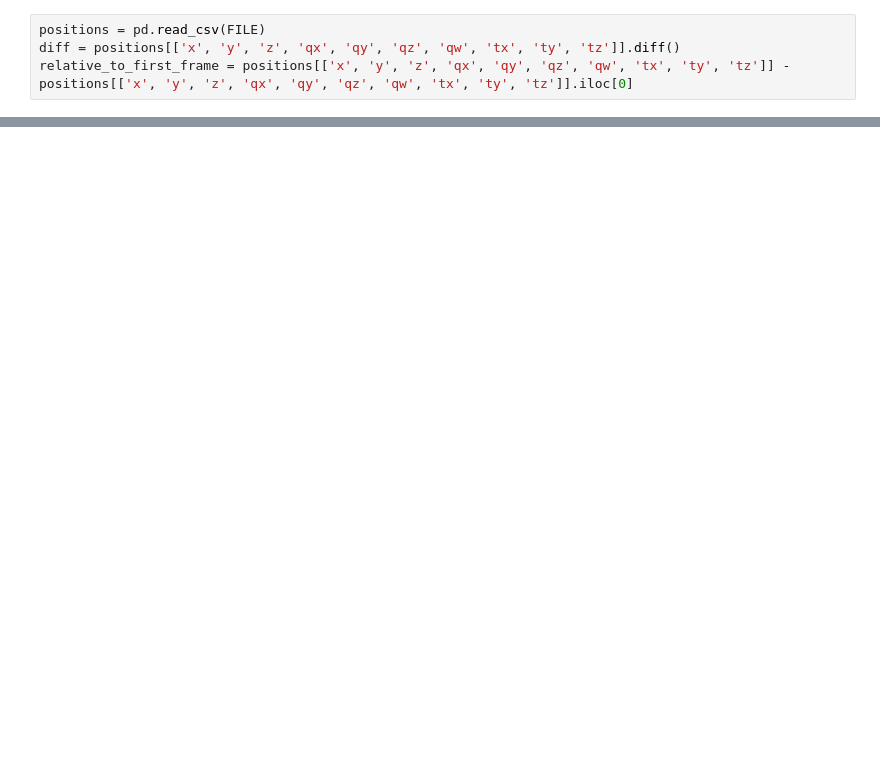
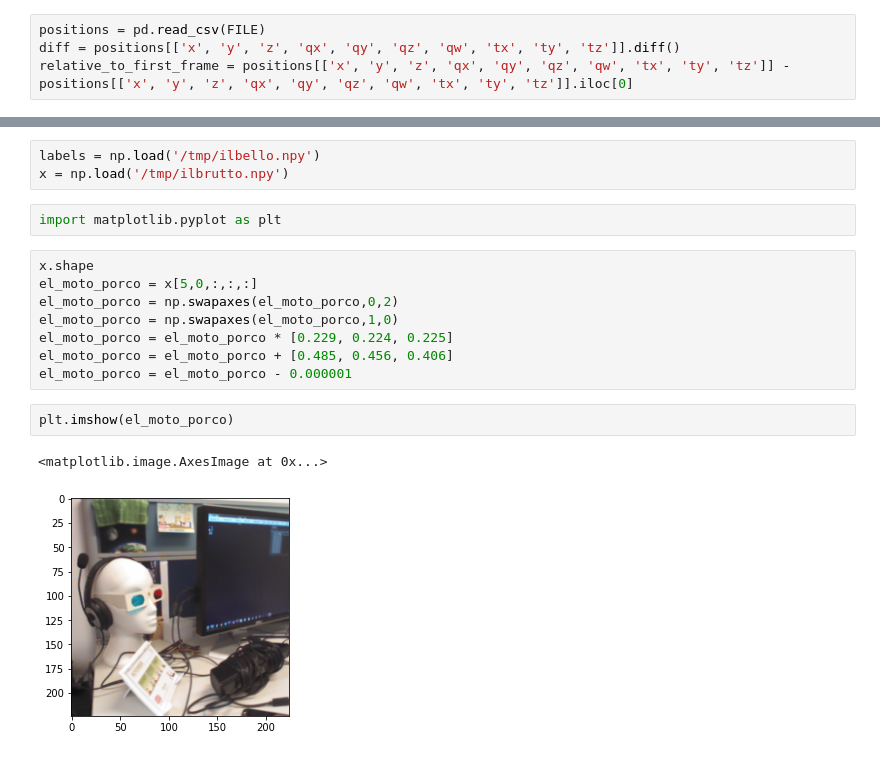
Before and after one commit to fedeizzo/camera-pose-estimation, a Jupyter notebook: notebooks/test_procedure.ipynb, the cells around one changed output, grey strips where cells are left out. Cells and saved outputs as stored; diff of their text form; blank space fills up the shorter version.

```diff
--- a/notebooks/test_procedure.ipynb
+++ b/notebooks/test_procedure.ipynb
@@ -43,0 +88,18 @@ len(positions)
+# %%
+labels = np.load('/tmp/ilbello.npy')
+x = np.load('/tmp/ilbrutto.npy')
+# %%
+import matplotlib.pyplot as plt
+# %%
+x.shape
+el_moto_porco = x[5,0,:,:,:]
+el_moto_porco = np.swapaxes(el_moto_porco,0,2)
+el_moto_porco = np.swapaxes(el_moto_porco,1,0)
+el_moto_porco = el_moto_porco * [0.229, 0.224, 0.225]
+el_moto_porco = el_moto_porco + [0.485, 0.456, 0.406]
+el_moto_porco = el_moto_porco - 0.000001
+# %%
+plt.imshow(el_moto_porco)
+# %% [output]
+<matplotlib.image.AxesImage at 0x...>
+[figure, added]
```
Also changed, not shown: parts of 18 cells of this notebook, 4 other files.
